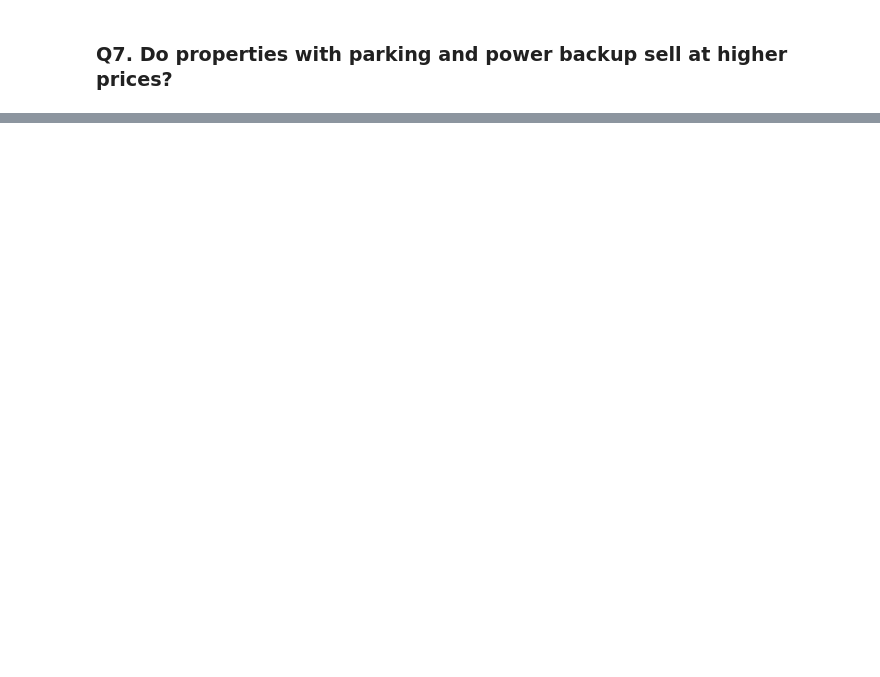
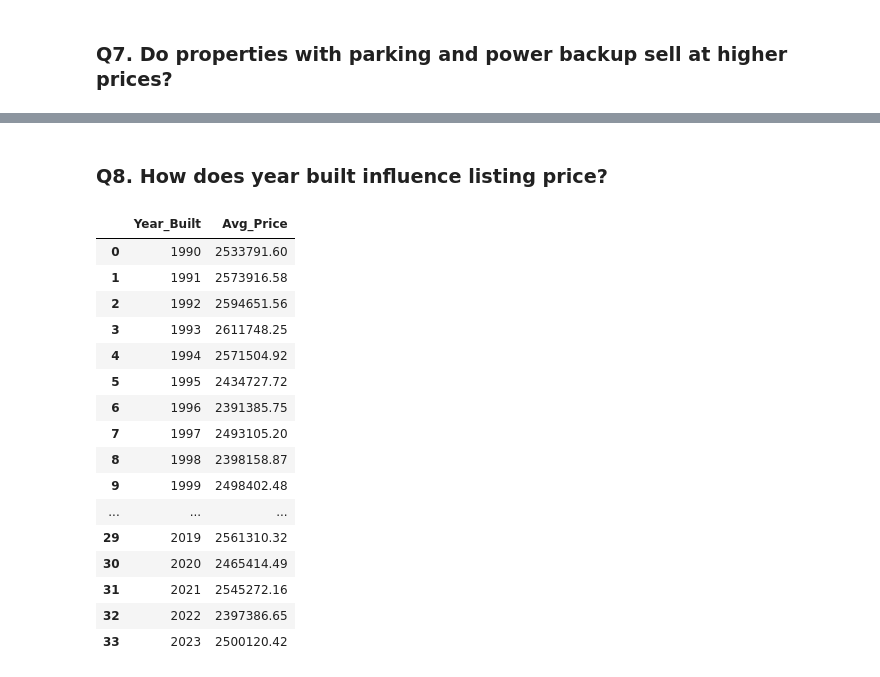
Before and after one commit to JS-Tharun/Real-Estate-Analysis, a Jupyter notebook: notebook.ipynb, the cells around one changed output, grey strips where cells are left out. Saved outputs shown, nothing was run; the diff lists cells and outputs as text; code cells hidden in the pictures; blank space fills up the shorter version.

```diff
--- a/notebook.ipynb
+++ b/notebook.ipynb
@@ -1104,0 +1247,38 @@ print(tabulate(result, headers=headers, tablefmt='grid'))
+# %% [markdown]
+### Q8. How does year built influence listing price?
+# %%
+query = """
+  select
+    p.Year_Built as Year_Built,
+      round(avg(l.Price), 2) as Avg_Price
+  FROM property_attributes p
+  INNER JOIN listings l
+      ON p.listing_id = l.listing_id
+  group by
+    Year_Built
+  order by
+    Year_Built;
+"""
+cur.execute(query)
+result = cur.fetchall()
+
+df = pd.DataFrame(result, columns=['Year_Built', 'Avg_Price'])
+df
+# %% [output]
+|  | Year_Built | Avg_Price |
+| 0 | 1990 | 2533791.60 |
+| 1 | 1991 | 2573916.58 |
+| 2 | 1992 | 2594651.56 |
+| 3 | 1993 | 2611748.25 |
+| 4 | 1994 | 2571504.92 |
+| 5 | 1995 | 2434727.72 |
+| 6 | 1996 | 2391385.75 |
+| 7 | 1997 | 2493105.20 |
+| 8 | 1998 | 2398158.87 |
+| 9 | 1999 | 2498402.48 |
+| ... | ... | ... |
+| 29 | 2019 | 2561310.32 |
+| 30 | 2020 | 2465414.49 |
+| 31 | 2021 | 2545272.16 |
+| 32 | 2022 | 2397386.65 |
+| 33 | 2023 | 2500120.42 |
```
Also changed, not shown: parts of 18 cells of this notebook, 1 other file.
